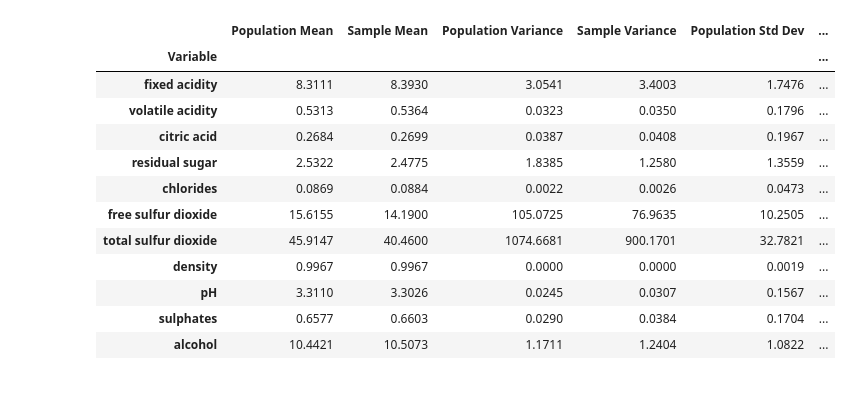
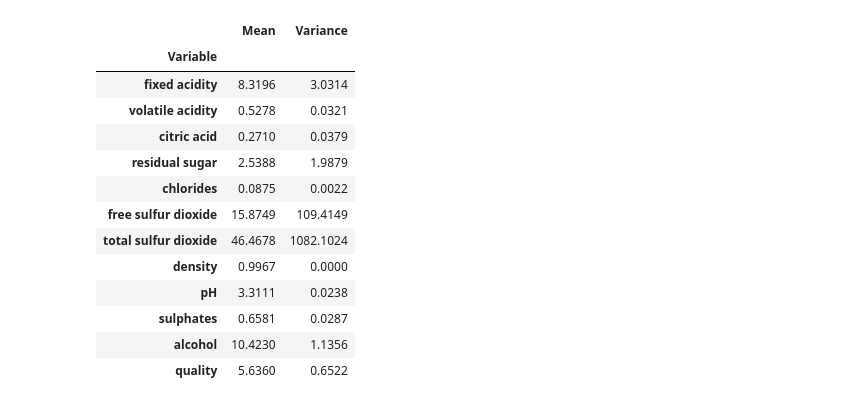
Before and after one commit to ducan0206/Multivariate-Statistical-Analysis, a Jupyter notebook: notebooks/01_descriptive_stats.ipynb, the cells around one changed output. Saved outputs shown, nothing was run; the diff lists cells and outputs as text; code cells hidden in the pictures.

```diff
--- a/notebooks/01_descriptive_stats.ipynb
+++ b/notebooks/01_descriptive_stats.ipynb
@@ -28,12 +71,15 @@ The autoreload extension is already loaded. To reload it, use:
 # %%
 try:
-    df = pd.read_csv("../data/WineQT.csv")
-    features = df.drop(columns=["quality", "Id"])
+    # Đọc dữ liệu từ file CSV, ngăn cách bởi dấu chấm phẩy ';'
+    df = pd.read_csv("../data/winequality-red.csv", sep=';')
+    # Tách riêng các biến đặc trưng bằng cách loại bỏ cột mục tiêu 'quality'
+    features = df.drop(columns=["quality"])
     print("Tải dữ liệu thành công.")
 except FileNotFoundError:
     print("Không tìm thấy file dữ liệu. Vui lòng kiểm tra lại đường dẫn.")
 
-df.head()
+# Hiển thị 10 dòng đầu tiên để kiểm tra cấu trúc dữ liệu
+df.head(10)
 # %% [output]
 Tải dữ liệu thành công.
 |  | fixed acidity | volatile acidity | citric acid | residual sugar | chlorides | free sulfur dioxide | ... |
@@ -73,45 +129,32 @@ memory usage: 98.4 KB
 # %%
-# Lấy mẫu ngẫu nhiên
-N = len(features)
-n_sample = 100
-df_sample = features.sample(n=n_sample, random_state=42)
+# Tính toán các đại lượng thống kê cơ bản cho từng cột bằng hàm tự viết
+means = {col: mean(df[col]) for col in df.columns}
+variances = {col: variance(df[col]) for col in df.columns}
 
-# Population
-pop_mean = {col: mean(features[col]) for col in features.columns}
-pop_var = {col: variance(features[col]) for col in features.columns}
-pop_std = {col: standard_deviation(features[col]) for col in features.columns}
-
-# 3. Mean and Variance of the Sample
-sample_mean = {col: mean(df_sample[col]) for col in df_sample.columns}
-sample_var = {col: variance(df_sample[col]) for col in df_sample.columns}
-sample_std = {col: standard_deviation(df_sample[col]) for col in df_sample.columns}
-
-# Tạo bảng so sánh cho một biến cụ thể
+# Tổng hợp kết quả vào một DataFrame để dễ quan sát
 rows = []
-for col in features.columns:
+for col in df.columns:
     rows.append({
         "Variable": col,
-        "Population Mean": pop_mean[col],
-        "Sample Mean": sample_mean[col],
-        "Population Variance": pop_var[col],
-        "Sample Variance": sample_var[col],
-        "Population Std Dev": pop_std[col],
-        "Sample Std Dev": sample_std[col]
+        "Mean": means[col],
+        "Variance": variances[col],
     })
 
-comparison = pd.DataFrame(rows).set_index("Variable")
-comparison.round(4)
+stats_df = pd.DataFrame(rows).set_index("Variable")
+# Làm tròn đến 4 chữ số thập phân
+stats_df.round(4)
 # %% [output]
-|  | Population Mean | Sample Mean | Population Variance | Sample Variance | Population Std Dev | ... |
-| Variable |  |  |  |  |  | ... |
-| fixed acidity | 8.3111 | 8.3930 | 3.0541 | 3.4003 | 1.7476 | ... |
-| volatile acidity | 0.5313 | 0.5364 | 0.0323 | 0.0350 | 0.1796 | ... |
-| citric acid | 0.2684 | 0.2699 | 0.0387 | 0.0408 | 0.1967 | ... |
-| residual sugar | 2.5322 | 2.4775 | 1.8385 | 1.2580 | 1.3559 | ... |
-| chlorides | 0.0869 | 0.0884 | 0.0022 | 0.0026 | 0.0473 | ... |
-| free sulfur dioxide | 15.6155 | 14.1900 | 105.0725 | 76.9635 | 10.2505 | ... |
-| total sulfur dioxide | 45.9147 | 40.4600 | 1074.6681 | 900.1701 | 32.7821 | ... |
-| density | 0.9967 | 0.9967 | 0.0000 | 0.0000 | 0.0019 | ... |
-| pH | 3.3110 | 3.3026 | 0.0245 | 0.0307 | 0.1567 | ... |
-| sulphates | 0.6577 | 0.6603 | 0.0290 | 0.0384 | 0.1704 | ... |
-| alcohol | 10.4421 | 10.5073 | 1.1711 | 1.2404 | 1.0822 | ... |
+|  | Mean | Variance |
+| Variable |  |  |
+| fixed acidity | 8.3196 | 3.0314 |
+| volatile acidity | 0.5278 | 0.0321 |
+| citric acid | 0.2710 | 0.0379 |
+| residual sugar | 2.5388 | 1.9879 |
+| chlorides | 0.0875 | 0.0022 |
+| free sulfur dioxide | 15.8749 | 109.4149 |
+| total sulfur dioxide | 46.4678 | 1082.1024 |
+| density | 0.9967 | 0.0000 |
+| pH | 3.3111 | 0.0238 |
+| sulphates | 0.6581 | 0.0287 |
+| alcohol | 10.4230 | 1.1356 |
+| quality | 5.6360 | 0.6522 |
```
Also changed, not shown: parts of 29 cells of this notebook.
